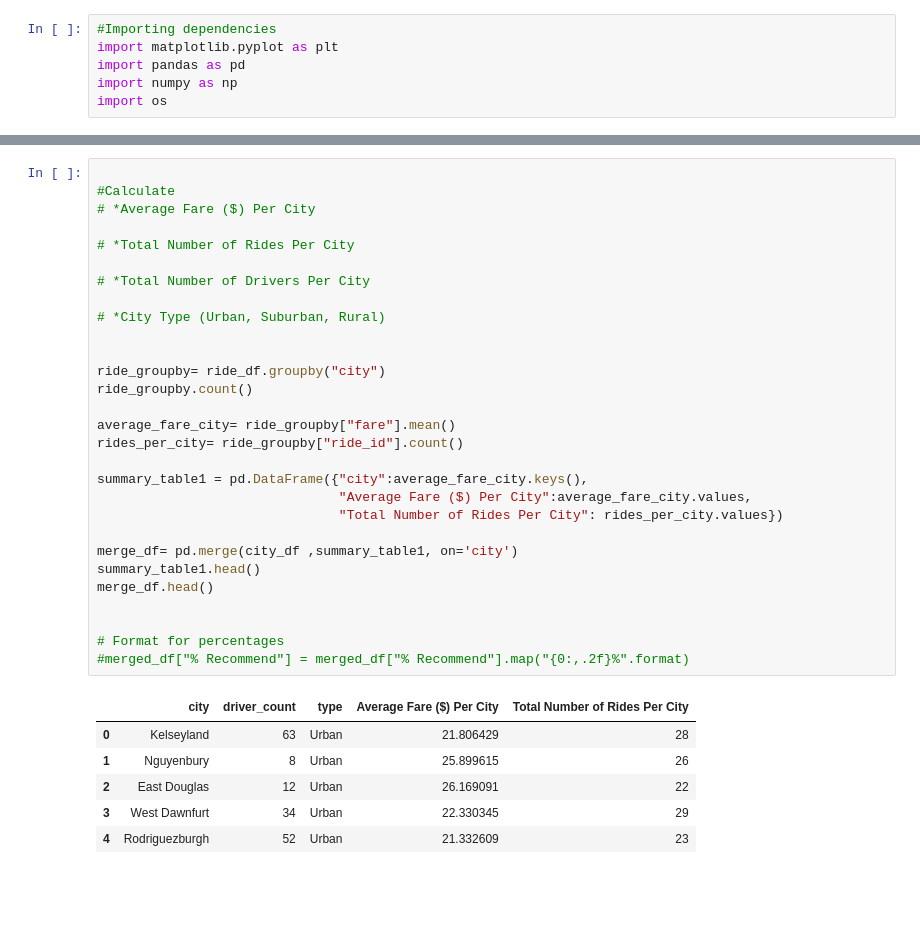
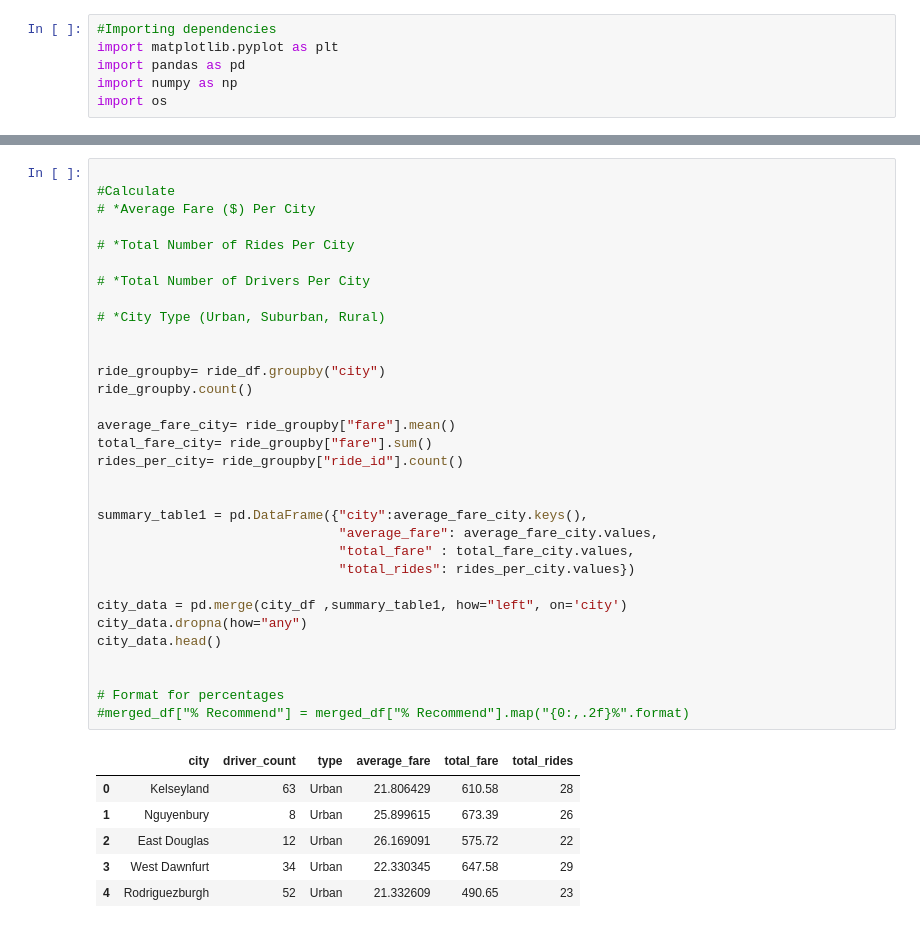
Before and after one commit to cahos22/Homework5_matplot_lib, a Jupyter notebook: Pyber.ipynb, the cells around one changed output, grey strips where cells are left out. Saved outputs shown, nothing was run; the diff lists cells and outputs as text; blank space fills up the shorter version.

```diff
--- a/Pyber.ipynb
+++ b/Pyber.ipynb
@@ -74,36 +59,39 @@ Name: fare, Length: 125, dtype: float64>
 # %%
 
 #Calculate
 # *Average Fare ($) Per City
 
 # *Total Number of Rides Per City
 
 # *Total Number of Drivers Per City
 
 # *City Type (Urban, Suburban, Rural)
 
 
 ride_groupby= ride_df.groupby("city")
 ride_groupby.count()
 
 average_fare_city= ride_groupby["fare"].mean()
+total_fare_city= ride_groupby["fare"].sum()
 rides_per_city= ride_groupby["ride_id"].count()
 
+
 summary_table1 = pd.DataFrame({"city":average_fare_city.keys(),
-                               "Average Fare ($) Per City":average_fare_city.values,
-                               "Total Number of Rides Per City": rides_per_city.values})
+                               "average_fare": average_fare_city.values,
+                               "total_fare" : total_fare_city.values,
+                               "total_rides": rides_per_city.values})
 
-merge_df= pd.merge(city_df ,summary_table1, on='city')
-summary_table1.head()
-merge_df.head()
+city_data = pd.merge(city_df ,summary_table1, how="left", on='city')
+city_data.dropna(how="any")
+city_data.head()
 
 
 # Format for percentages
 #merged_df["% Recommend"] = merged_df["% Recommend"].map("{0:,.2f}%".format)
 # %% [output]
-|  | city | driver_count | type | Average Fare ($) Per City | Total Number of Rides Per City |
-| 0 | Kelseyland | 63 | Urban | 21.806429 | 28 |
-| 1 | Nguyenbury | 8 | Urban | 25.899615 | 26 |
-| 2 | East Douglas | 12 | Urban | 26.169091 | 22 |
-| 3 | West Dawnfurt | 34 | Urban | 22.330345 | 29 |
-| 4 | Rodriguezburgh | 52 | Urban | 21.332609 | 23 |
+|  | city | driver_count | type | average_fare | total_fare | total_rides |
+| 0 | Kelseyland | 63 | Urban | 21.806429 | 610.58 | 28 |
+| 1 | Nguyenbury | 8 | Urban | 25.899615 | 673.39 | 26 |
+| 2 | East Douglas | 12 | Urban | 26.169091 | 575.72 | 22 |
+| 3 | West Dawnfurt | 34 | Urban | 22.330345 | 647.58 | 29 |
+| 4 | Rodriguezburgh | 52 | Urban | 21.332609 | 490.65 | 23 |
```
Also changed, not shown: parts of 13 cells of this notebook, 11 other files.
